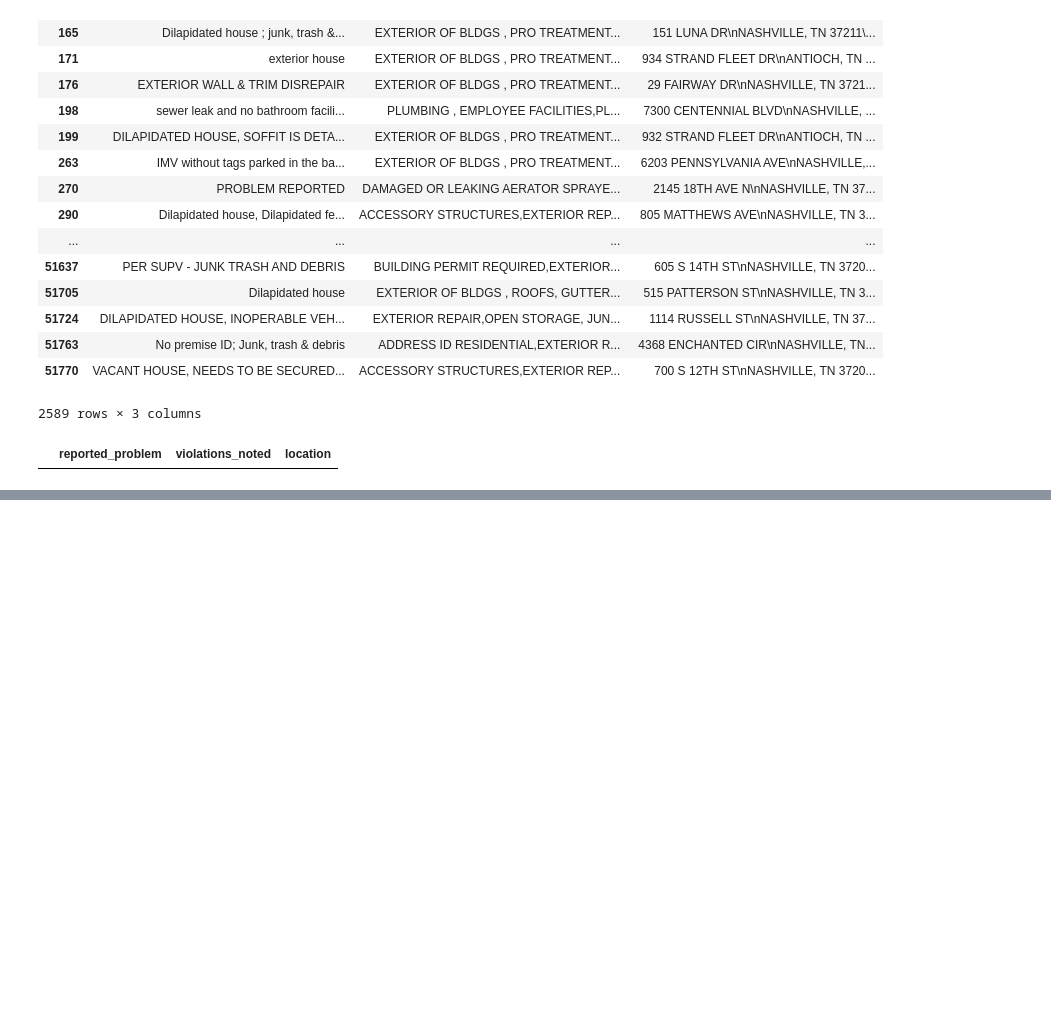
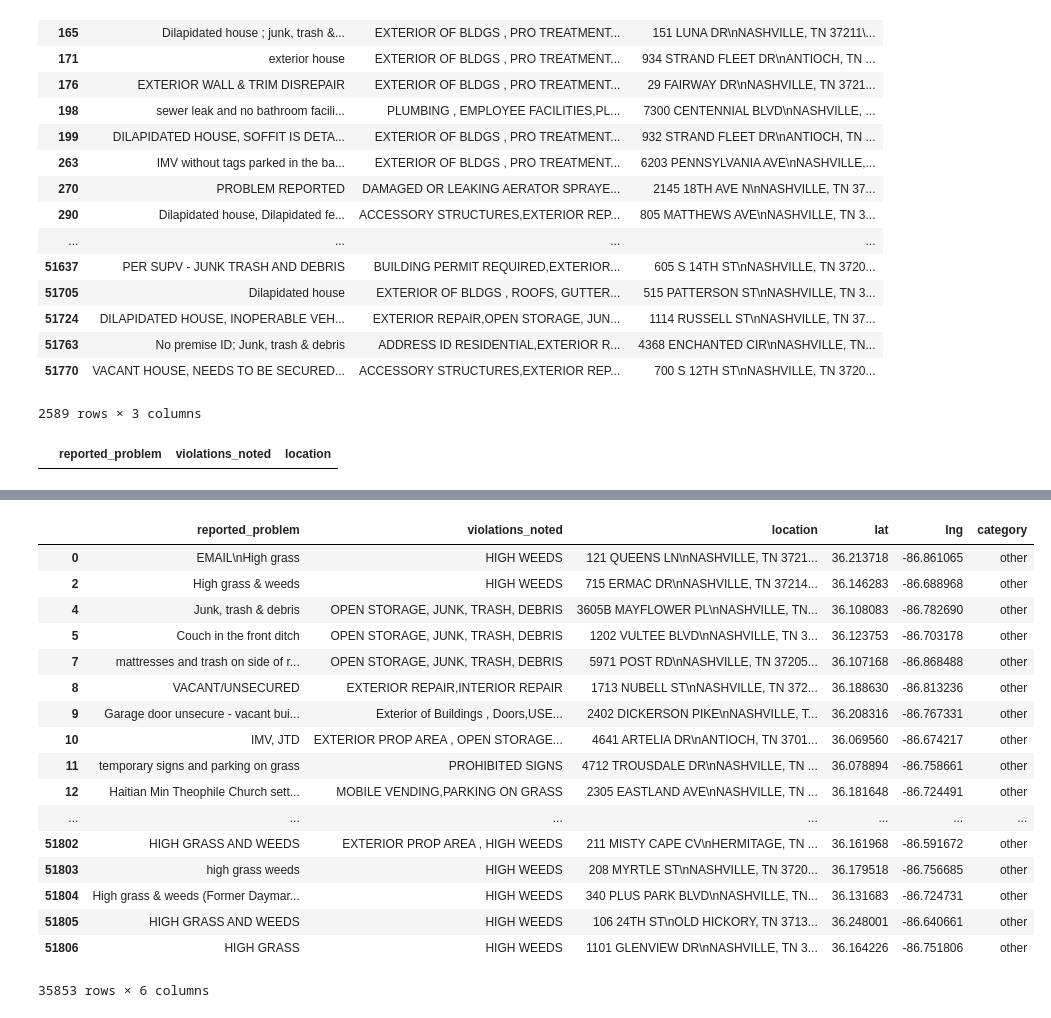
Before and after one commit to DEREJEGETU/data-question-2, a Jupyter notebook: notebooks/MR_psv_testing.ipynb, the cells around one changed output, grey strips where cells are left out. Drawn from its saved outputs; the diff is of its cells as text; code cells hidden in the pictures; blank space fills up the shorter version.

Commit message:
Added lat and lng columns with the code Mary gave us. Added column where category can be added.

```diff
--- a/notebooks/MR_psv_testing.ipynb
+++ b/notebooks/MR_psv_testing.ipynb
@@ -221,3 +223,29 @@ Name: violations_noted, Length: 3272, dtype: int64
 #psv_BuildingRepair[psv_BuildingRepair["violations_noted"].str.contains('|'.join(Environment), case = False)]
 
 #Redundacies are because violations_noted entries belong to multiple categories.
+# %%
+# after reading the property standards data
+
+# To pull latitude & longitude from the mapped_loc column to two new columns,
+# we first need a function to extract lat and lng
+
+# 121 QUEENS LN\nNASHVILLE, TN 37218\n(36.213718, -86.861065)
+lat_lng_pattern = re.compile(r'\((.*),\s*(.*)\)', flags=re.MULTILINE)
+
+def extract_lat_lng(address):
+    try:
+        lat_lng_match = lat_lng_pattern.search(address)
+        lat = float(lat_lng_match.group(1))
+        lng = float(lat_lng_match.group(2))
+        return (lat, lng)
+    except:
+        return (np.NaN, np.NaN)  #it's important that our list be exactly as long as our df
+
+# Iterating through the mapped_loc column, we apply our function to
+# extract lat/lng pairs and store them in a list of tuples.
+# Then we can use a list comprehension (or loop) to iterate through the tuple
+# and create out two new columns.
+
+lat_lngs = [extract_lat_lng(location) for location in psv_noNA.loc[:, 'location']]
+psv_noNA['lat'] = [lat for lat, lng in lat_lngs]
+psv_noNA['lng'] = [lng for lat, lng in lat_lngs]
@@ -223,0 +273,23 @@ Name: violations_noted, Length: 3272, dtype: int64
+# %%
+psv_noNA['category'] = np.where(psv_noNA['violations_noted'].str.contains('|'.join(BeerBoard), case = False), 'BeerBoard', 'other')
+# %%
+psv_noNA
+# %% [output]
+|  | reported_problem | violations_noted | location | lat | lng | category |
+| 0 | EMAIL\nHigh grass | HIGH WEEDS | 121 QUEENS LN\nNASHVILLE, TN 3721... | 36.213718 | -86.861065 | other |
+| 2 | High grass & weeds | HIGH WEEDS | 715 ERMAC DR\nNASHVILLE, TN 37214... | 36.146283 | -86.688968 | other |
+| 4 | Junk, trash & debris | OPEN STORAGE, JUNK, TRASH, DEBRIS | 3605B MAYFLOWER PL\nNASHVILLE, TN... | 36.108083 | -86.782690 | other |
+| 5 | Couch in the front ditch | OPEN STORAGE, JUNK, TRASH, DEBRIS | 1202 VULTEE BLVD\nNASHVILLE, TN 3... | 36.123753 | -86.703178 | other |
+| 7 | mattresses and trash on side of r... | OPEN STORAGE, JUNK, TRASH, DEBRIS | 5971 POST RD\nNASHVILLE, TN 37205... | 36.107168 | -86.868488 | other |
+| 8 | VACANT/UNSECURED | EXTERIOR REPAIR,INTERIOR REPAIR | 1713 NUBELL ST\nNASHVILLE, TN 372... | 36.188630 | -86.813236 | other |
+| 9 | Garage door unsecure - vacant bui... | Exterior of Buildings , Doors,USE... | 2402 DICKERSON PIKE\nNASHVILLE, T... | 36.208316 | -86.767331 | other |
+| 10 | IMV, JTD | EXTERIOR PROP AREA , OPEN STORAGE... | 4641 ARTELIA DR\nANTIOCH, TN 3701... | 36.069560 | -86.674217 | other |
+| 11 | temporary signs and parking on grass | PROHIBITED SIGNS | 4712 TROUSDALE DR\nNASHVILLE, TN ... | 36.078894 | -86.758661 | other |
+| 12 | Haitian Min Theophile Church sett... | MOBILE VENDING,PARKING ON GRASS | 2305 EASTLAND AVE\nNASHVILLE, TN ... | 36.181648 | -86.724491 | other |
+| ... | ... | ... | ... | ... | ... | ... |
+| 51802 | HIGH GRASS AND WEEDS | EXTERIOR PROP AREA , HIGH WEEDS | 211 MISTY CAPE CV\nHERMITAGE, TN ... | 36.161968 | -86.591672 | other |
+| 51803 | high grass weeds | HIGH WEEDS | 208 MYRTLE ST\nNASHVILLE, TN 3720... | 36.179518 | -86.756685 | other |
+| 51804 | High grass & weeds (Former Daymar... | HIGH WEEDS | 340 PLUS PARK BLVD\nNASHVILLE, TN... | 36.131683 | -86.724731 | other |
+| 51805 | HIGH GRASS AND WEEDS | HIGH WEEDS | 106 24TH ST\nOLD HICKORY, TN 3713... | 36.248001 | -86.640661 | other |
+| 51806 | HIGH GRASS | HIGH WEEDS | 1101 GLENVIEW DR\nNASHVILLE, TN 3... | 36.164226 | -86.751806 | other |
+35853 rows × 6 columns
```
Also changed, not shown: parts of 3 cells of this notebook.
